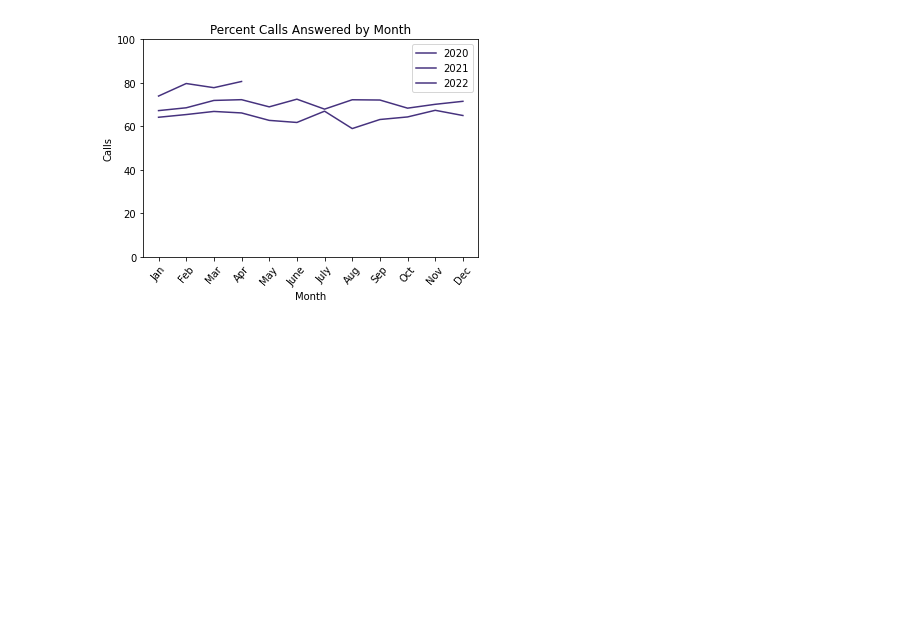
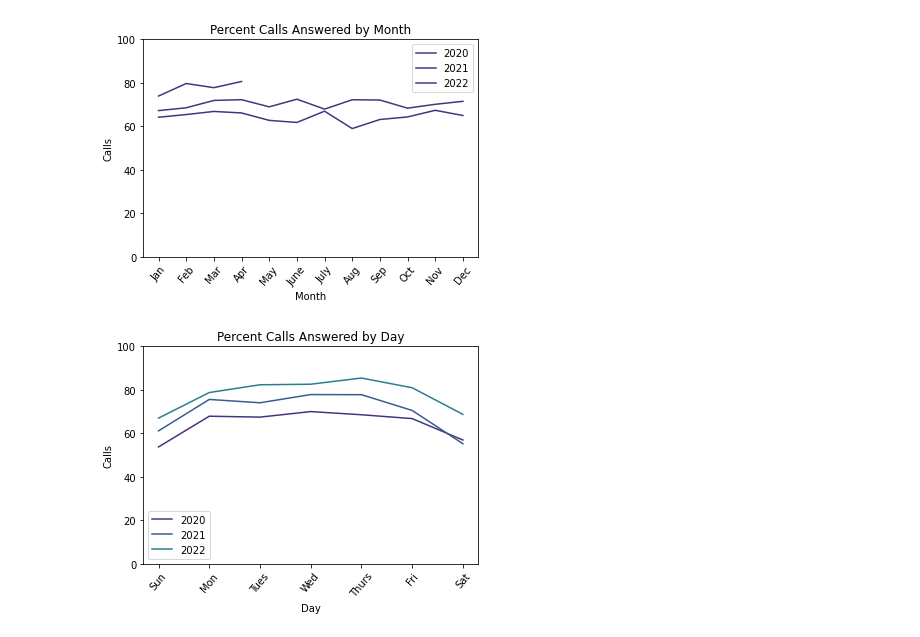
Before and after one commit to NSS-Data-Analytics-Cohort-6/fcs-crisis-sailing-the-seaborn, a Jupyter notebook: notebook/fcs_crisis_calls.ipynb, the cells around one changed output. Drawn from its saved outputs; the diff is of its cells as text; code cells hidden in the pictures; blank space fills up the shorter version.

```diff
--- a/notebook/fcs_crisis_calls.ipynb
+++ b/notebook/fcs_crisis_calls.ipynb
@@ -448,3 +491,18 @@ plt.legend(labels=['2020', '2021', '2022'])
 plt.show()
 # %% [output]
 [figure]
+# %%
+fig = plt.figure()
+ax = plt.subplot()
+day_2020['% Answ'].plot(ax=ax)
+day_2021['% Answ'].plot(ax=ax)
+day_2022['% Answ'].plot(ax=ax)
+plt.title("Percent Calls Answered by Day")
+plt.ylim(0, 100)
+plt.xlabel("Day")
+plt.ylabel("Calls")
+plt.xticks(rotation=50)
+plt.legend(labels=['2020', '2021', '2022'])
+plt.show()
+# %% [output]
+[figure, added]
```
Also changed, not shown: parts of 10 cells of this notebook.
